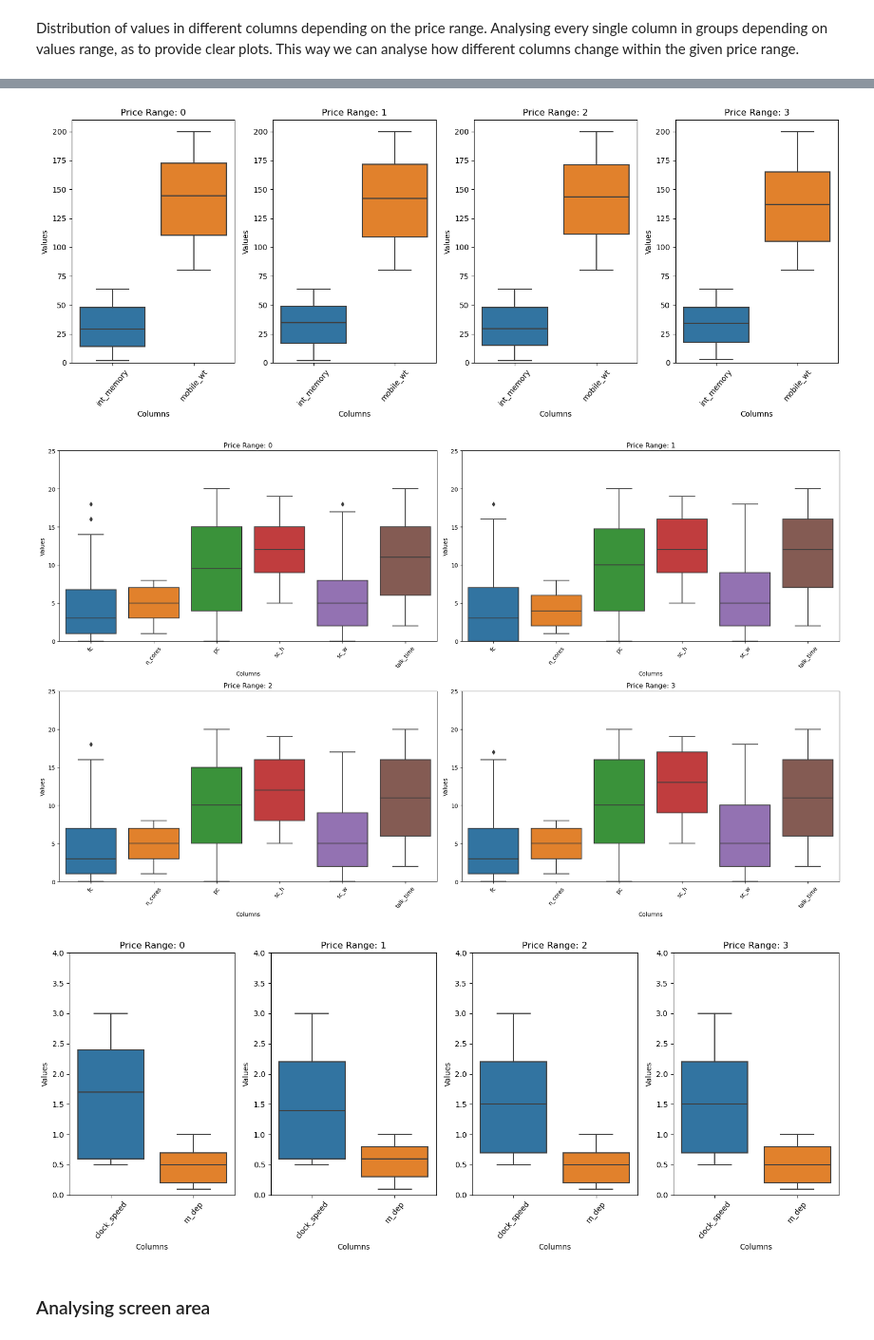
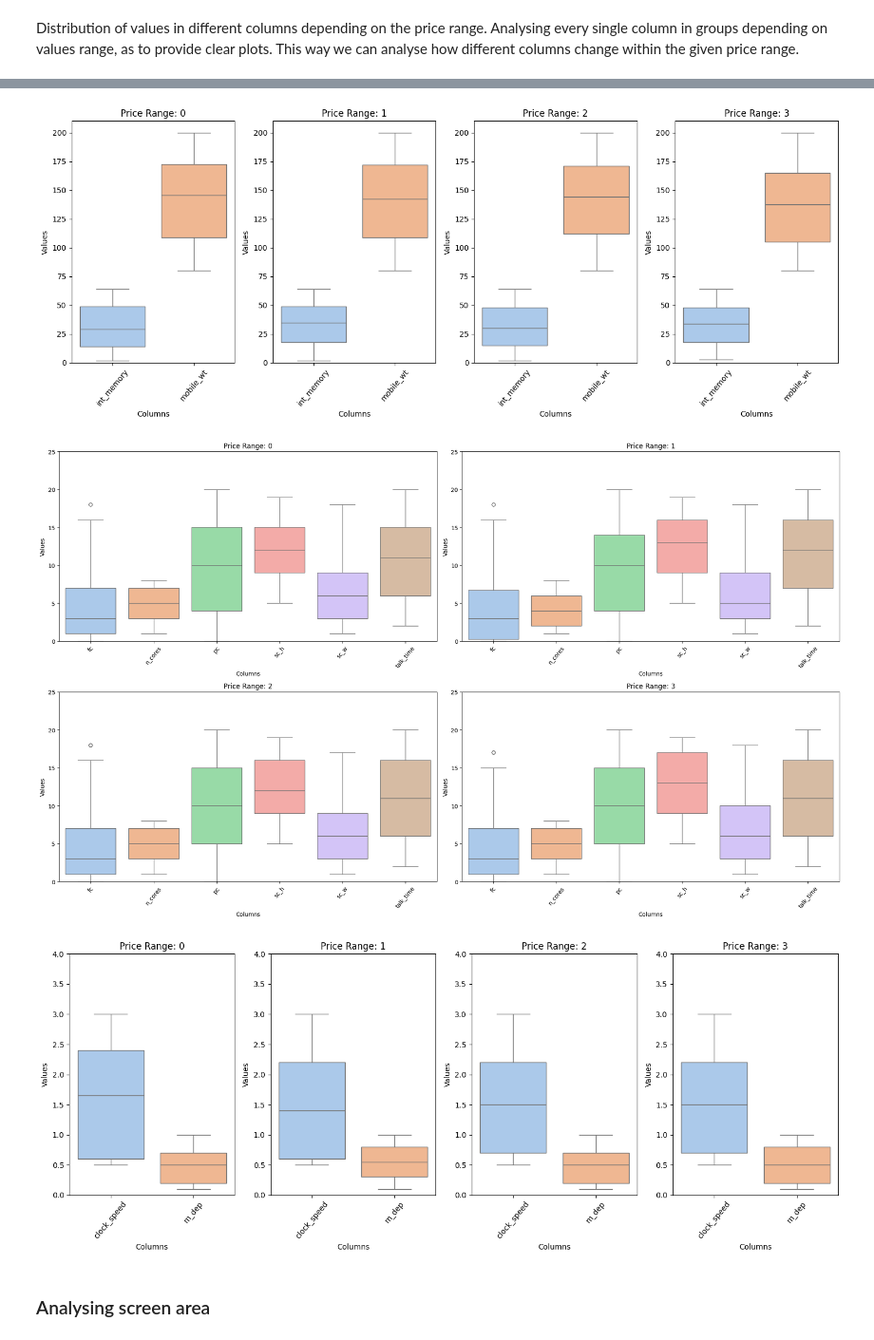
Before and after one commit to xxkaro/Phone-Prices-Classification, a Jupyter notebook: EDA/EDA_final.ipynb, the cells around one changed output, grey strips where cells are left out. Shown at 95% size. Cells and saved outputs as stored; diff of their text form; code cells hidden in the pictures.

```diff
--- a/EDA/EDA_final.ipynb
+++ b/EDA/EDA_final.ipynb
@@ -176,0 +210,3 @@ mobile_df.describe()
+# %%
+mobile_df = mobile_df[(mobile_df['px_height'] != 0) & (mobile_df['sc_w'] != 0)]
+print(mobile_df.shape)
@@ -187,6 +225,7 @@ all_columns = mobile_df.columns
 selected_columns = [col for col in all_columns if col not in columns_binary]
 non_binary_df = mobile_df[selected_columns]
 # %%
+sns.set_palette("pastel")
 price_ranges = [0, 1, 2, 3]
 excluded_columns = [col for col in mobile_df.columns if mobile_df[col].max() <= 200 and col != 'price_range']
 filtered_big = mobile_df[[col for col in mobile_df.columns if col not in excluded_columns]]
@@ -281,6 +320,6 @@ plt.show()
-[figure, old version]
+[figure, new version]
-[figure, old version]
+[figure, new version]
-[figure, old version]
+[figure, new version]
 # %% [markdown]
 ### Analysing screen area
 # %%
```
Also changed, not shown: parts of 14 cells of this notebook.
